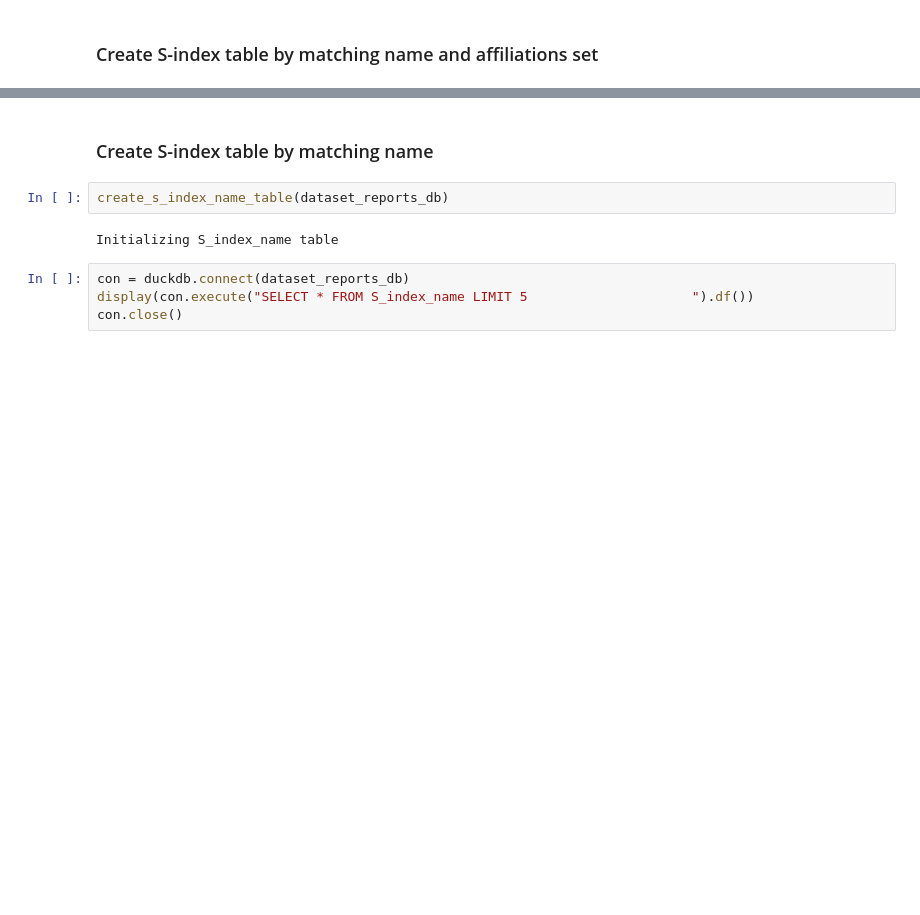
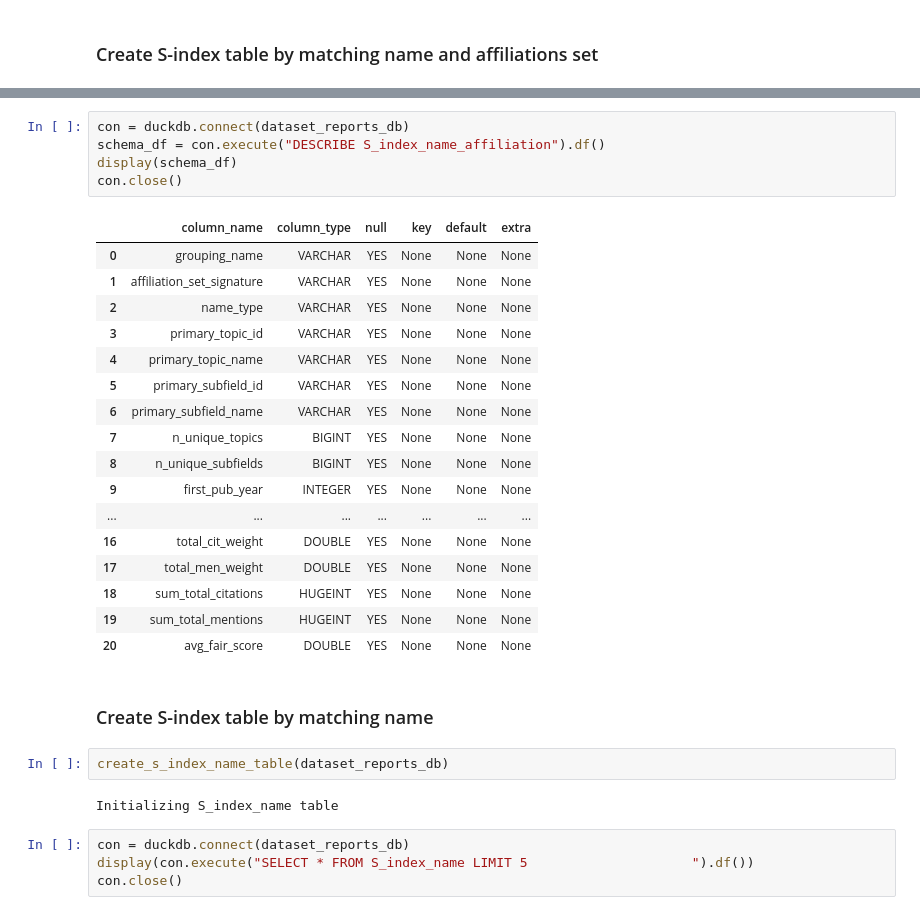
Before and after one commit to data-S-index/s-index-pipeline, a Jupyter notebook: notebooks-batch/final_processing.ipynb, the cells around one changed output, grey strips where cells are left out. Drawn from its saved outputs; the diff is of its cells as text; blank space fills up the shorter version.

```diff
--- a/notebooks-batch/final_processing.ipynb
+++ b/notebooks-batch/final_processing.ipynb
@@ -774,3 +826,26 @@ con.close()
+# %%
+con = duckdb.connect(dataset_reports_db)
+schema_df = con.execute("DESCRIBE S_index_name_affiliation").df()
+display(schema_df)
+con.close()
+# %% [output]
+|  | column_name | column_type | null | key | default | extra |
+| 0 | grouping_name | VARCHAR | YES | None | None | None |
+| 1 | affiliation_set_signature | VARCHAR | YES | None | None | None |
+| 2 | name_type | VARCHAR | YES | None | None | None |
+| 3 | primary_topic_id | VARCHAR | YES | None | None | None |
+| 4 | primary_topic_name | VARCHAR | YES | None | None | None |
+| 5 | primary_subfield_id | VARCHAR | YES | None | None | None |
+| 6 | primary_subfield_name | VARCHAR | YES | None | None | None |
+| 7 | n_unique_topics | BIGINT | YES | None | None | None |
+| 8 | n_unique_subfields | BIGINT | YES | None | None | None |
+| 9 | first_pub_year | INTEGER | YES | None | None | None |
+| ... | ... | ... | ... | ... | ... | ... |
+| 16 | total_cit_weight | DOUBLE | YES | None | None | None |
+| 17 | total_men_weight | DOUBLE | YES | None | None | None |
+| 18 | sum_total_citations | HUGEINT | YES | None | None | None |
+| 19 | sum_total_mentions | HUGEINT | YES | None | None | None |
+| 20 | avg_fair_score | DOUBLE | YES | None | None | None |
 # %% [markdown]
 ### Create S-index table by matching name
 # %%
```
Also changed, not shown: parts of 5 cells of this notebook, 1 other file.
